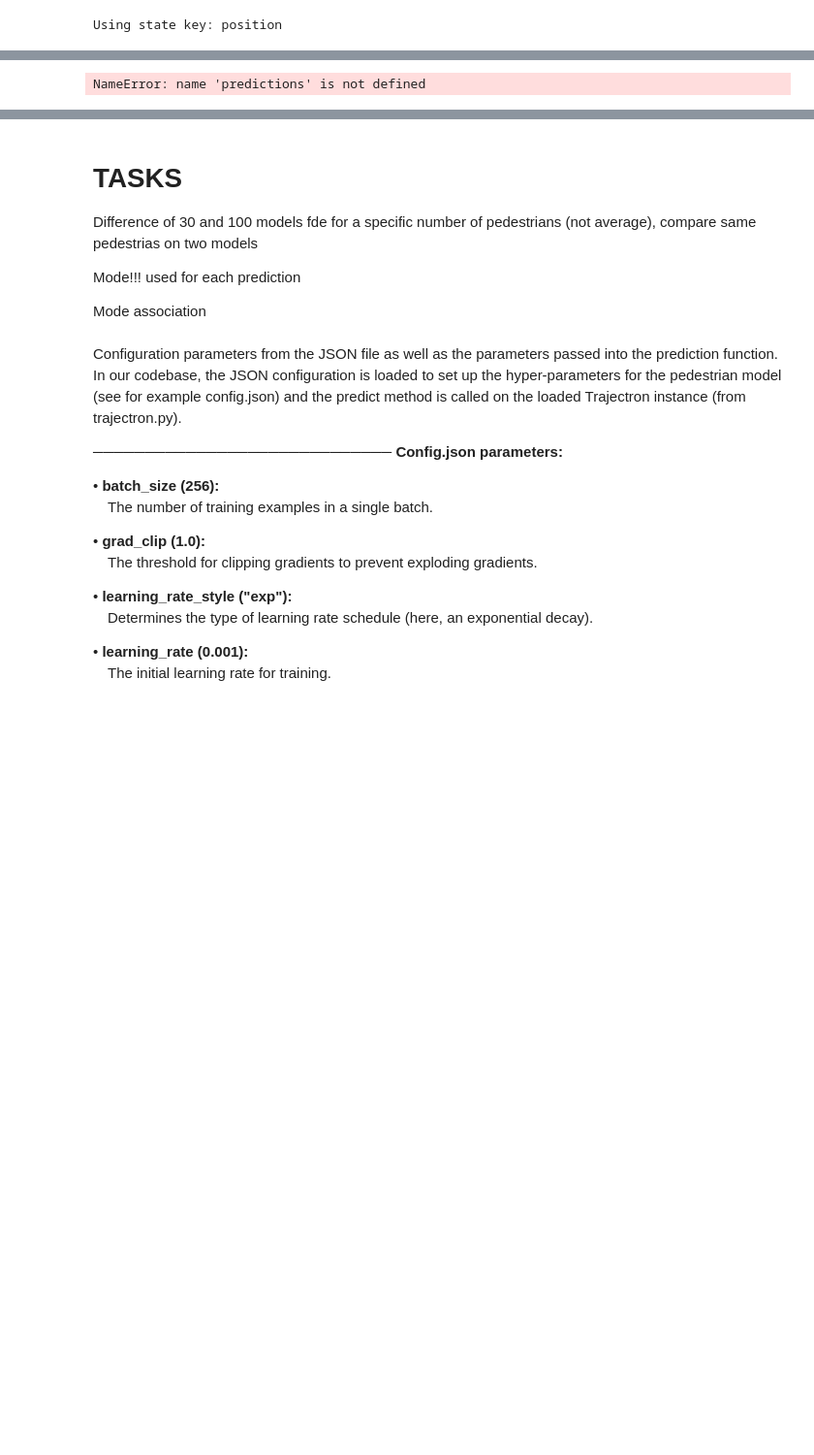
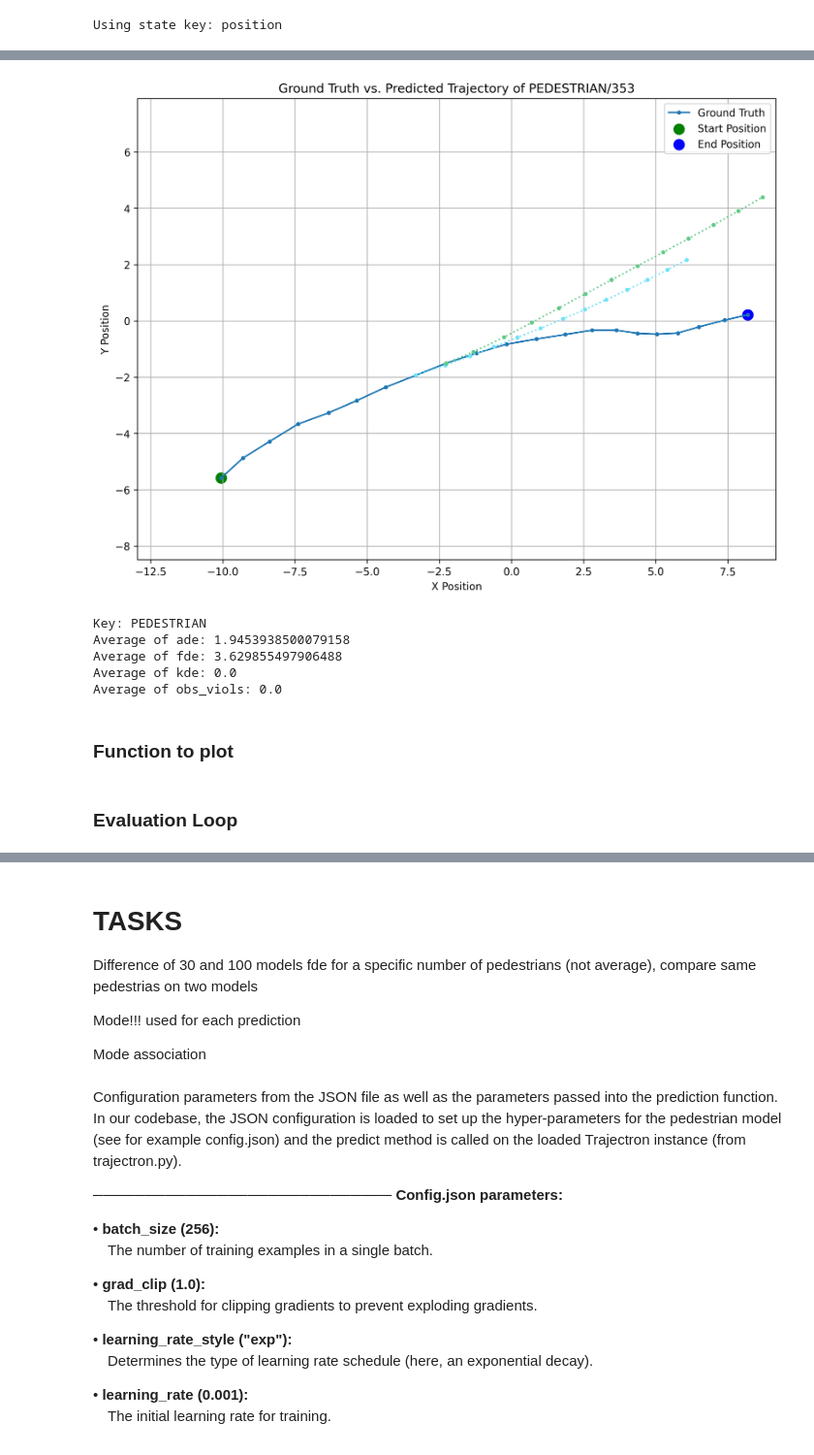
Before and after one commit to spourasgari/Trajectron-plus-plus, a Jupyter notebook: test_on_original_datasets.ipynb, the cells around one changed output, grey strips where cells are left out. Shown: that part at 97% size. Saved outputs shown, nothing was run; the diff lists cells and outputs as text; code cells hidden in the pictures; blank space fills up the shorter version.

Commit message:
More visualizations and iterative testing

```diff
--- a/test_on_original_datasets.ipynb
+++ b/test_on_original_datasets.ipynb
@@ -19,12 +19,14 @@ import csv
 # Path to data and models
 
 # Model with dynamics
-model_path = "/home/sina/env_prediction_project/Trajectron-plus-plus/experiments/pedestrians/models/models_12_Mar_2025_16_09_04_eth_ar3"
-model_name = "models_12_Mar_2025_16_09_04_eth_ar3"
+# model_path = "/home/sina/env_prediction_project/Trajectron-plus-plus/experiments/pedestrians/models/models_12_Mar_2025_16_09_04_eth_ar3"
+# model_name = "models_12_Mar_2025_16_09_04_eth_ar3"
 # ## Model without dynamics
 # model_path = "/home/sina/env_prediction_project/Trajectron-plus-plus/experiments/pedestrians/models/models_12_Mar_2025_23_52_57_eth_vel_ar3"
-# model_path = "/home/sina/env_prediction_project/Trajectron-plus-plus/experiments/pedestrians/models/eth_attention_radius_3"
-# model_name = "eth_attention_radius_3"
+
+# ## Their models
+model_path = "/home/sina/env_prediction_project/Trajectron-plus-plus/experiments/pedestrians/models/eth_attention_radius_3"
+model_name = "eth_attention_radius_3"
 # model_path = "/home/sina/env_prediction_project/Trajectron-plus-plus/experiments/pedestrians/models/eth_vel"
 # model_name = "eth_vel"
 
@@ -53,6 +55,6 @@ Scenes in the environment: [Scene: Duration: 216.4s, Nodes: 434, Map: No., Scene
 # %%
 # SELECT PEDESTRIAN
-ped_id = 0 # ID 0 means the pedestrian with the longest trajectory
+ped_id = 353 # ID 0 means the pedestrian with the longest trajectory
 
 # Select the n_th pedestrian with the longest trajectory
 n_long = 2
@@ -178,17 +180,17 @@ y_min: -7.84630765910709, y_max: 6.230085987825909
 # Load model and predict
 eval_stg, hyperparams = load_model(model_path, env, ts=100)
 
-min_history_timesteps = 5
-ph = 5
+min_history_timesteps = 7
+ph = 12
 predictions, z = eval_stg.predict(scene,
                                 timesteps,
                                 ph = ph, # Prediction Horizon (default: 12)
                                 num_samples = 1, # Default values: 1 (ML), 2000 (Z mode), 20 (best of 20), 200 (Full)
                                 min_history_timesteps = min_history_timesteps,
-                                min_future_timesteps = 5,
+                                min_future_timesteps = 12,
                                 z_mode = False, # Default values: False (ML), True (Z mode), False (best of 20), False (Full)
                                 gmm_mode = True, # Default values: True (ML), False (Z mode), False (best of 20), False (Full)
-                                full_dist = True, # Default values: True (ML), False (Z mode), False (best of 20), True (Full)
+                                full_dist = True, # Default values: True (ML), False (Z mode), False (best of 20), False (Full)
                                 all_z_sep = False) # Default values: False (ML), False (Z mode), False (best of 20), False (Full)
 
 # Extract the target pedestrian's x, y coordinates from the prediction
@@ -242,6 +315,6 @@ ground_truth
 # %%
 # Create the combined plot
-plt.figure(figsize=((x_max-x_min)*0.75, (y_max-y_min)*0.75), dpi=300)
+plt.figure(figsize=((x_max-x_min)*0.5, (y_max-y_min)*0.5), dpi=300)
 
 # Set the x and y axis limits
 plt.xlim(x_min, x_max)
@@ -268,33 +341,35 @@ for t, xy_pairs in predicted_trajectory:
             for traj_smp in range(len(xy_pairs)):
                 x_pred, y_pred = xy_pairs[traj_smp]
                 plt.plot((x_pred, x_gt[i]), (y_pred, y_gt[i]), color=color, marker=".", linestyle='dotted')
     else:
         color = np.random.rand(3,)
         for traj_smp in range(len(xy_pairs)):
             xy_pairs[traj_smp].insert(0, [x_gt[i], y_gt[i]])
             x_pred, y_pred = zip(*xy_pairs[traj_smp])
             # print(xy_pairs)
             plt.plot(x_pred, y_pred, color=color, marker=".", linestyle='dotted')
 
         # for xy_pair in xy_pairs[1:]:
         #     for point in xy_pair:
         #         plt.scatter(point[0], point[1], color="red", marker="o", s=5)
     i += 1
 
 # Mark start and end positions
 plt.scatter(x_gt[0], y_gt[0], color="green", s=100, label="Start Position")
 plt.scatter(x_gt[-1], y_gt[-1], color="blue", s=100, label="End Position")
 
 # Titles and labels
 plt.title(f"Ground Truth vs. Predicted Trajectory of {target_pedestrian}")
 plt.xlabel("X Position")
 plt.ylabel("Y Position")
 plt.legend()
 plt.grid(True)
 
 # Show the plot
 plt.show()
 plt.close()
+# %% [output]
+[figure, added]
 # %%
 max_hl = hyperparams['maximum_history_length']
 # ph = hyperparams['prediction_horizon']
@@ -309,8 +384,6 @@ errors = evaluation.compute_batch_statistics(predictions,
                                     best_of=False,
                                     kde=False
                                     )
-# %% [output]
-NameError: name 'predictions' is not defined
 # %%
 for key, value in errors.items():
     print(f"Key: {key}")
@@ -320,6 +393,14 @@ for key, value in errors.items():
         # print(f"Length of the {error_type} values: {len(error_value)}")
         print(f"Average of {error_type}: {np.mean(error_value)}")
         # print(f"{key}: {error_type}: {error_value}")
+# %% [output]
+Key: PEDESTRIAN
+Average of ade: 1.9453938500079158
+Average of fde: 3.629855497906488
+Average of kde: 0.0
+Average of obs_viols: 0.0
+# %% [markdown]
+### Function to plot
 # %%
 def plot_trajectory(i, target_pedestrian, ph, x_gt, y_gt, predicted_trajectory, model_name, dataset, bounding_box):
     x_min, x_max, y_min, y_max = bounding_box
@@ -381,4 +462,6 @@ def plot_trajectory(i, target_pedestrian, ph, x_gt, y_gt, predicted_trajectory,
     file_path = os.path.join(output_folder, f"{dataset}_ped{target_pedestrian.id}_ph{ph}.png")
     fig.savefig(file_path)
     plt.close(fig)
+# %% [markdown]
+### Evaluation Loop
 # %%
```
Also changed, not shown: parts of 17 cells of this notebook, 52 other files.
